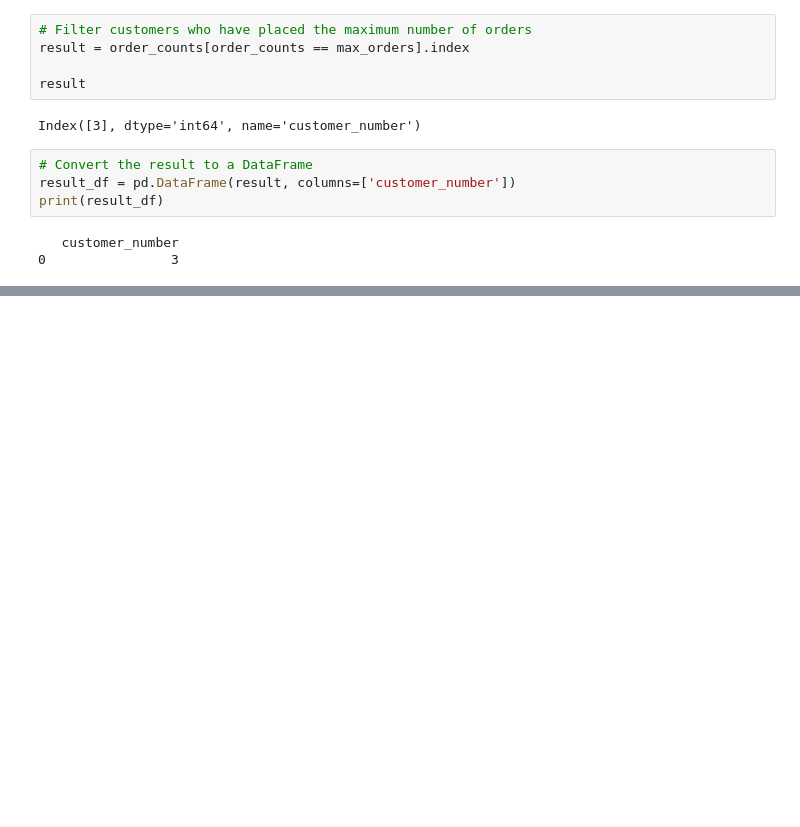
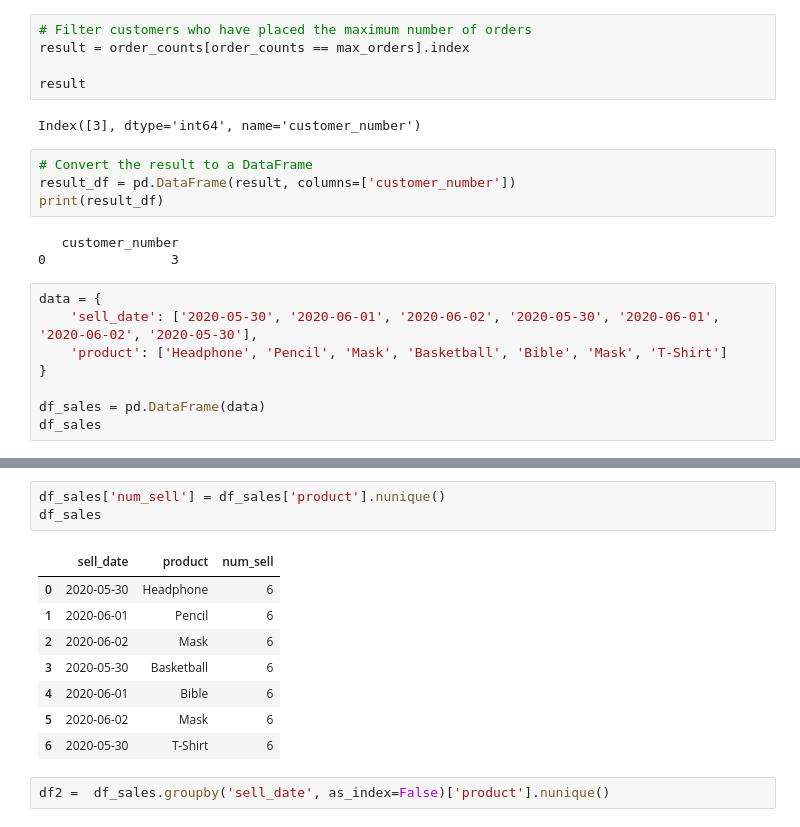
Before and after one commit to ake369/python_tutorial, a Jupyter notebook: notebooks/python_challenges.ipynb, the cells around one changed output, grey strips where cells are left out. Saved outputs shown, nothing was run; the diff lists cells and outputs as text; blank space fills up the shorter version.

```diff
--- a/notebooks/python_challenges.ipynb
+++ b/notebooks/python_challenges.ipynb
@@ -1159,3 +1159,11 @@ print(result_df)
 # %% [output]
    customer_number
 0                3
+# %%
+data = {
+    'sell_date': ['2020-05-30', '2020-06-01', '2020-06-02', '2020-05-30', '2020-06-01', '2020-06-02', '2020-05-30'],
+    'product': ['Headphone', 'Pencil', 'Mask', 'Basketball', 'Bible', 'Mask', 'T-Shirt']
+}
+
+df_sales = pd.DataFrame(data)
+df_sales
@@ -1161,0 +1179,14 @@ print(result_df)
+# %%
+df_sales['num_sell'] = df_sales['product'].nunique()
+df_sales
+# %% [output]
+|  | sell_date | product | num_sell |
+| 0 | 2020-05-30 | Headphone | 6 |
+| 1 | 2020-06-01 | Pencil | 6 |
+| 2 | 2020-06-02 | Mask | 6 |
+| 3 | 2020-05-30 | Basketball | 6 |
+| 4 | 2020-06-01 | Bible | 6 |
+| 5 | 2020-06-02 | Mask | 6 |
+| 6 | 2020-05-30 | T-Shirt | 6 |
+# %%
+df2 =  df_sales.groupby('sell_date', as_index=False)['product'].nunique()
```
Also changed, not shown: parts of 5 cells of this notebook.
